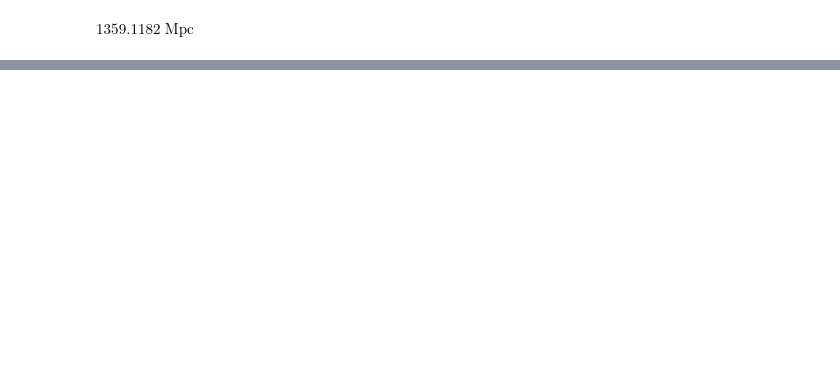
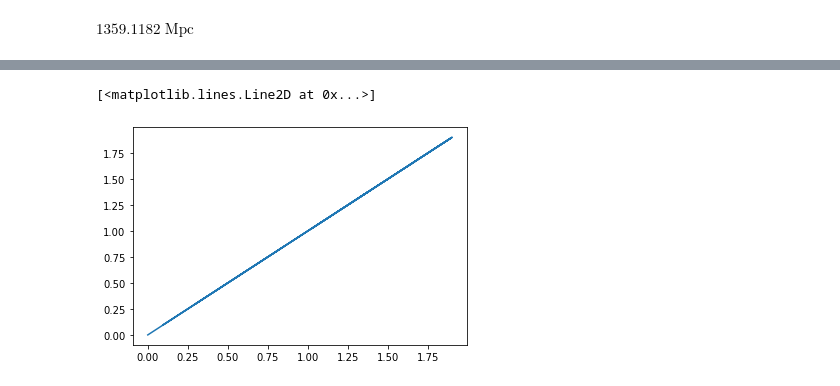
Before and after one commit to katul3767/Mass-of-galaxy-cluster, a Jupyter notebook: Simulation.ipynb, the cells around one changed output, grey strips where cells are left out. Cells and saved outputs as stored; diff of their text form; code cells hidden in the pictures; blank space fills up the shorter version.

```diff
--- a/Simulation.ipynb
+++ b/Simulation.ipynb
@@ -275,3 +129,9 @@ tt=np.sort(act_r)
 # %%
 dis =np.sqrt((x1-xx)**2 + (y1-yy)**2 + (z1-zz)**2)
+
+# So this is the comaparison of what i found from the method above and the values from the a separation table in fit file
+plt.plot(dis,r)
+# %% [output]
+[<matplotlib.lines.Line2D at 0x...>]
+[figure, added]
 # %%
```
Also changed, not shown: parts of 65 cells of this notebook.
